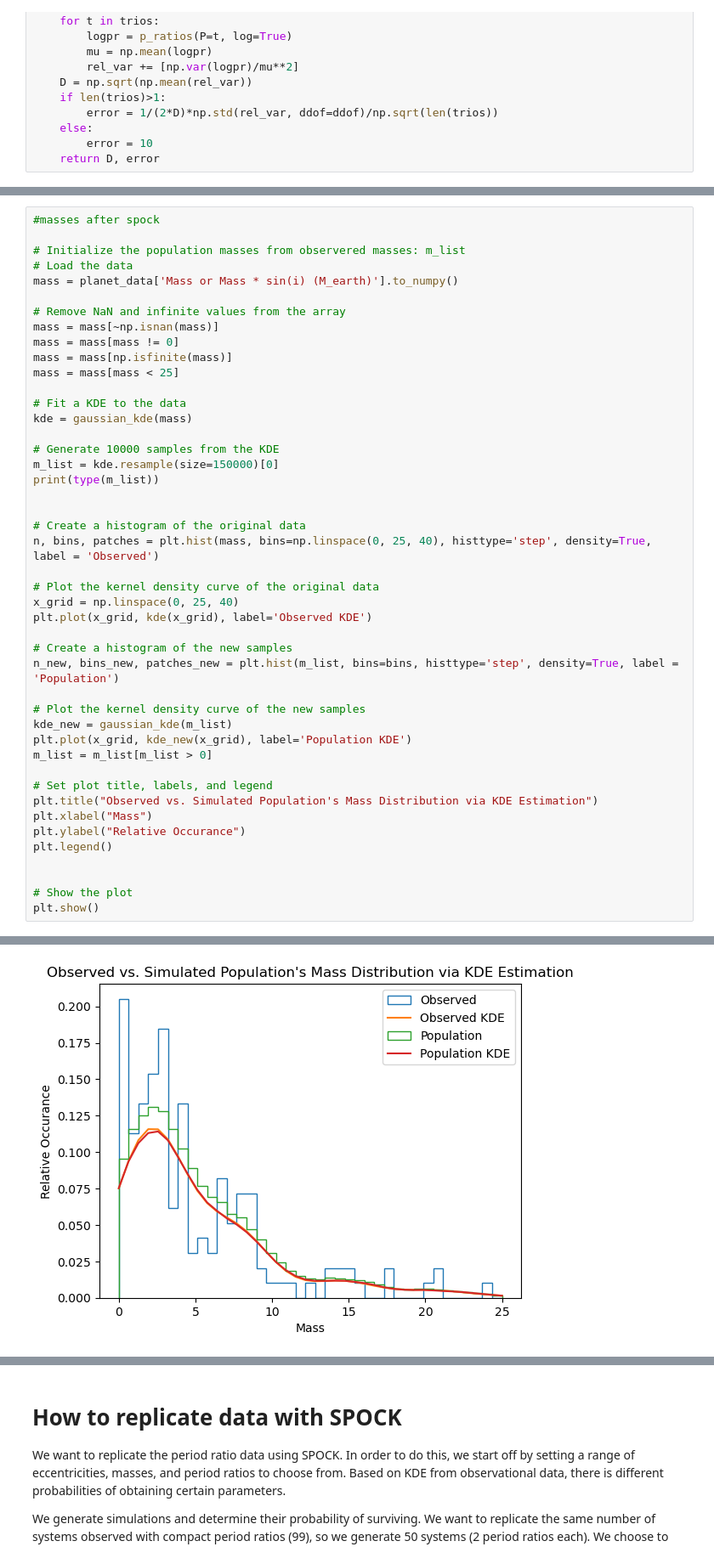
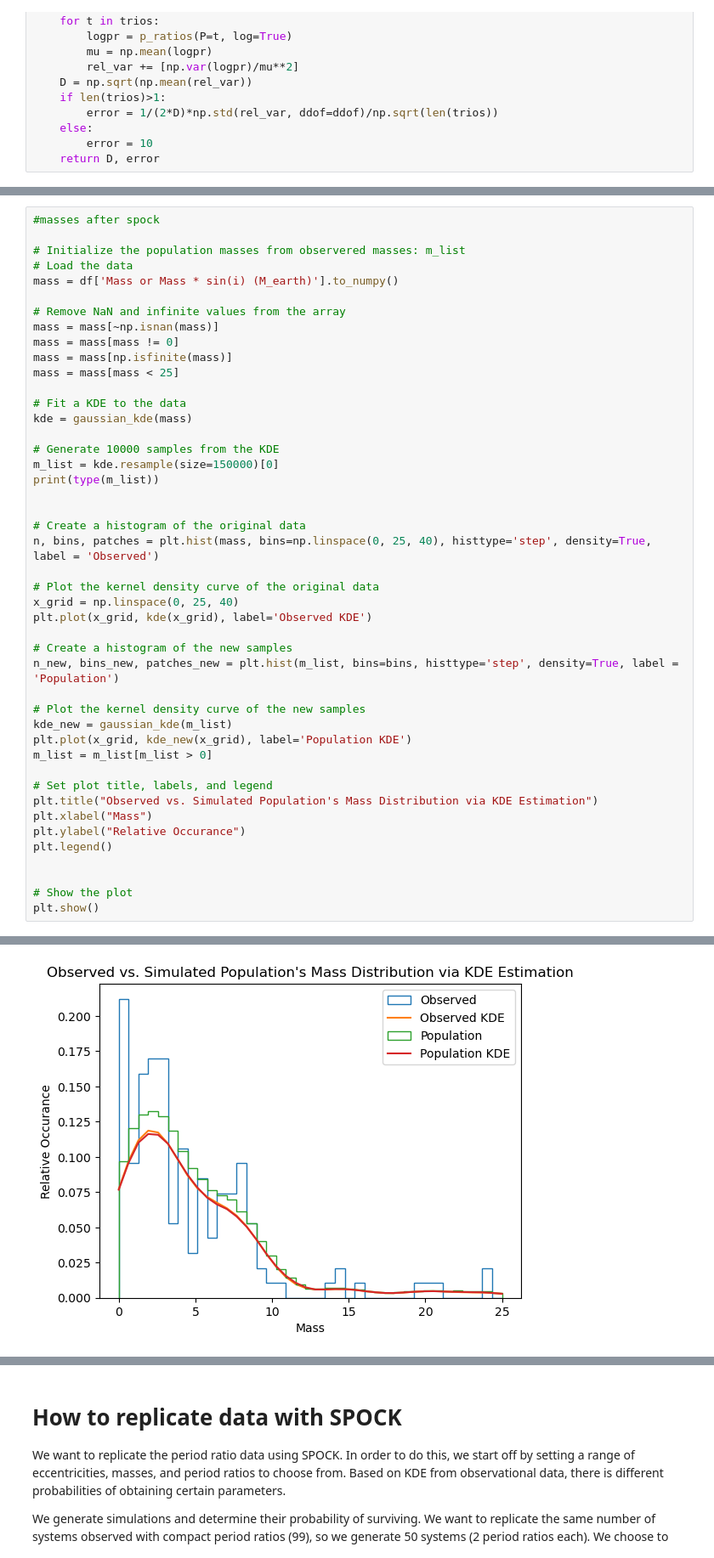
Before and after one commit to Waldoroni/InnerEdgeStuff, a Jupyter notebook: June_2023_Most_Important_Files+TODO/pearsonr.ipynb, the cells around one changed output, grey strips where cells are left out. Shown at 85% size. Drawn from its saved outputs; the diff is of its cells as text.

```diff
--- a/June_2023_Most_Important_Files+TODO/pearsonr.ipynb
+++ b/June_2023_Most_Important_Files+TODO/pearsonr.ipynb
@@ -328,7 +389,7 @@ plt.show()
 
 # Initialize the population masses from observered masses: m_list
 # Load the data
-mass = planet_data['Mass or Mass * sin(i) (M_earth)'].to_numpy()
+mass = df['Mass or Mass * sin(i) (M_earth)'].to_numpy()
 
 # Remove NaN and infinite values from the array
 mass = mass[~np.isnan(mass)]
@@ -343,32 +404,32 @@ kde = gaussian_kde(mass)
 m_list = kde.resample(size=150000)[0]
 print(type(m_list))
 
 
 # Create a histogram of the original data
 n, bins, patches = plt.hist(mass, bins=np.linspace(0, 25, 40), histtype='step', density=True, label = 'Observed')
 
 # Plot the kernel density curve of the original data
 x_grid = np.linspace(0, 25, 40)
 plt.plot(x_grid, kde(x_grid), label='Observed KDE')
 
 # Create a histogram of the new samples
 n_new, bins_new, patches_new = plt.hist(m_list, bins=bins, histtype='step', density=True, label = 'Population')
 
 # Plot the kernel density curve of the new samples
 kde_new = gaussian_kde(m_list)
 plt.plot(x_grid, kde_new(x_grid), label='Population KDE')
 m_list = m_list[m_list > 0]
 
 # Set plot title, labels, and legend
 plt.title("Observed vs. Simulated Population's Mass Distribution via KDE Estimation")
 plt.xlabel("Mass")
 plt.ylabel("Relative Occurance")
 plt.legend()
 
 
 # Show the plot
 plt.show()
 # %% [output]
 <class 'numpy.ndarray'>
-[figure, old version]
+[figure, new version]
 # %%
```
Also changed, not shown: parts of 36 cells of this notebook.
